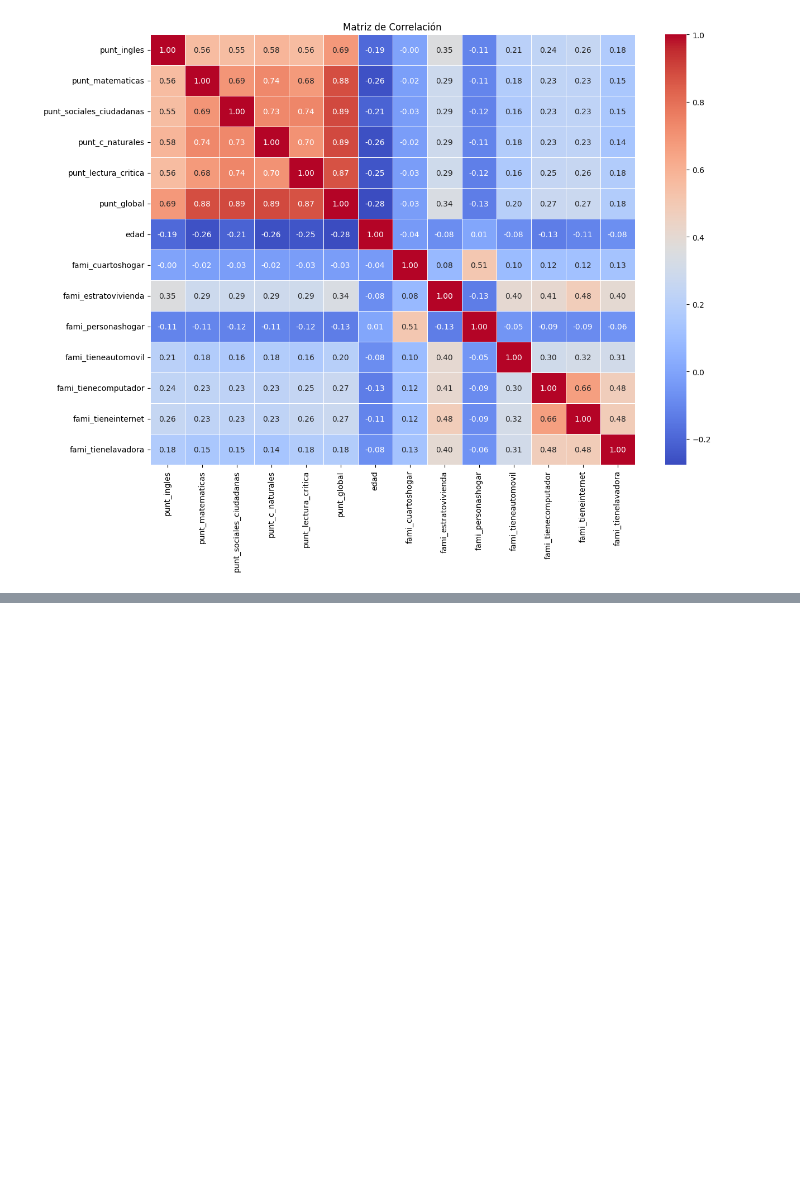
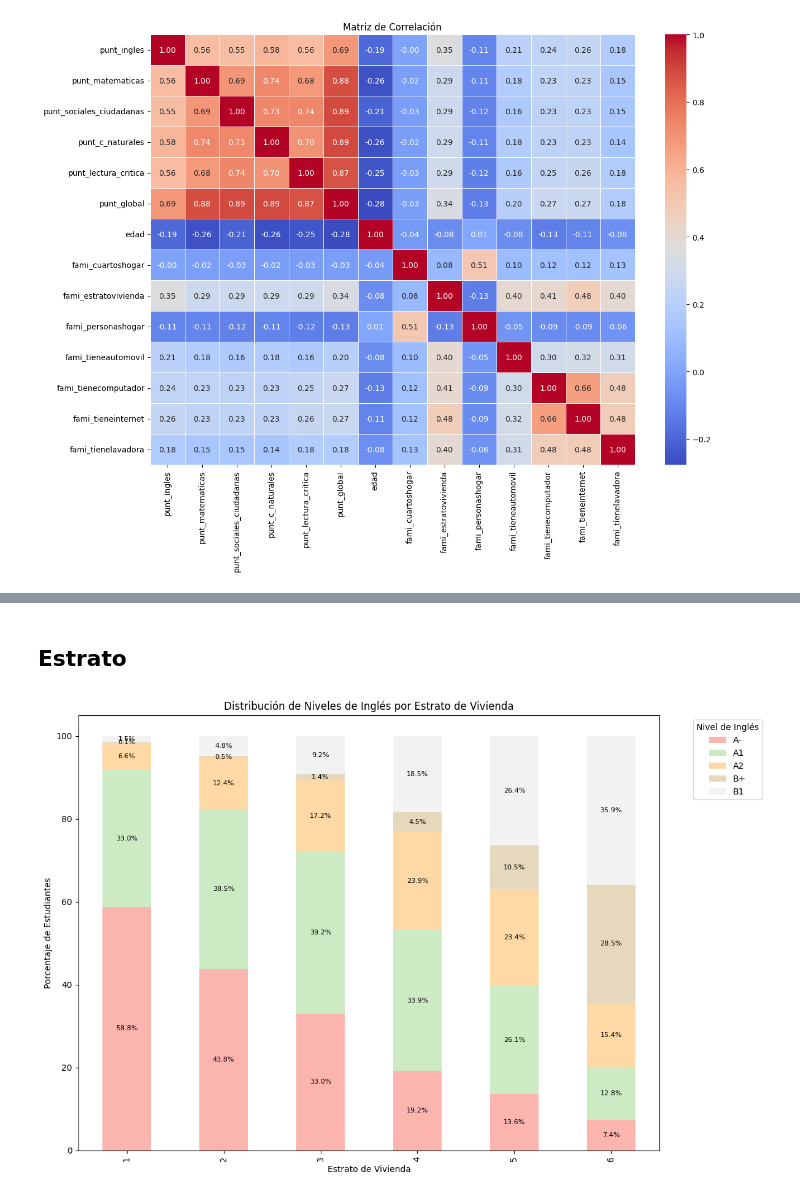
Before and after one commit to emartinezg4/ACTD-proyecto3, a Jupyter notebook: exploracion/Exploracion.ipynb, the cells around one changed output, grey strips where cells are left out. Cells and saved outputs as stored; diff of their text form; code cells hidden in the pictures; blank space fills up the shorter version.

```diff
--- a/exploracion/Exploracion.ipynb
+++ b/exploracion/Exploracion.ipynb
@@ -433,0 +596,49 @@ plt.show()
+# %% [markdown]
+## Estrato
+# %%
+import pandas as pd
+import matplotlib.pyplot as plt
+
+# Crear una copia del DataFrame original
+df_nuevo = df.copy()
+
+# Crear una columna de nivel de inglés basada en las columnas de nivel de inglés
+df_nuevo['nivel_ingles'] = df_nuevo[['nivel_ing_A-', 'nivel_ing_A1', 'nivel_ing_A2', 'nivel_ing_B1','nivel_ing_B+']].idxmax(axis=1)
+
+# Diccionario para renombrar los niveles de inglés
+nivel_ingles_remplazo = {
+    'nivel_ing_A-': 'A-',
+    'nivel_ing_A1': 'A1',
+    'nivel_ing_A2': 'A2',
+    'nivel_ing_B1': 'B1',
+    'nivel_ing_B+': 'B+'
+}
+df_nuevo['nivel_ingles'] = df_nuevo['nivel_ingles'].replace(nivel_ingles_remplazo)
+
+# Agrupar por estrato y nivel de inglés y contar las ocurrencias
+estrato_ingles = df_nuevo.groupby(['fami_estratovivienda', 'nivel_ingles']).size().unstack().fillna(0)
+
+# Convertir los valores a porcentajes
+estrato_ingles_percentage = estrato_ingles.div(estrato_ingles.sum(axis=1), axis=0) * 100
+
+# Crear el gráfico de barras apiladas con porcentajes
+ax = estrato_ingles_percentage.plot(kind='bar', stacked=True, figsize=(12, 8), colormap='Pastel1')
+
+# Añadir etiquetas de porcentaje a cada barra
+for c in ax.containers:
+    labels = [f'{v.get_height():.1f}%' if v.get_height() > 0 else '' for v in c]
+    ax.bar_label(c, labels=labels, label_type='center', fontsize=8)
+
+# Configurar el gráfico
+plt.xlabel('Estrato de Vivienda')
+plt.ylabel('Porcentaje de Estudiantes')
+plt.title('Distribución de Niveles de Inglés por Estrato de Vivienda')
+plt.legend(title='Nivel de Inglés', bbox_to_anchor=(1.05, 1), loc='upper left')
+
+# Ajustar diseño
+plt.tight_layout()
+
+# Mostrar el gráfico
+plt.show()
+# %% [output]
+[figure, added]
```
Also changed, not shown: parts of 12 cells of this notebook, 1 other file.
